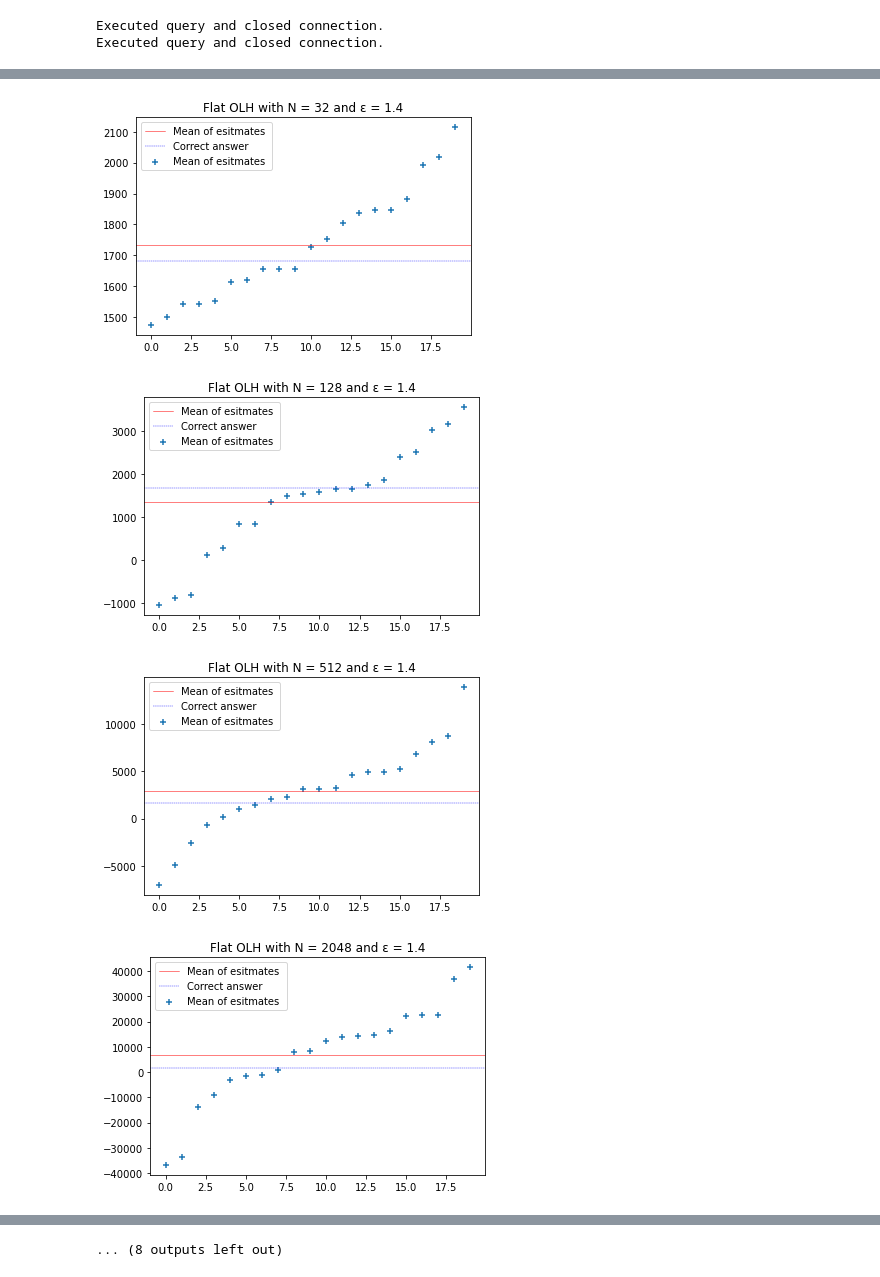
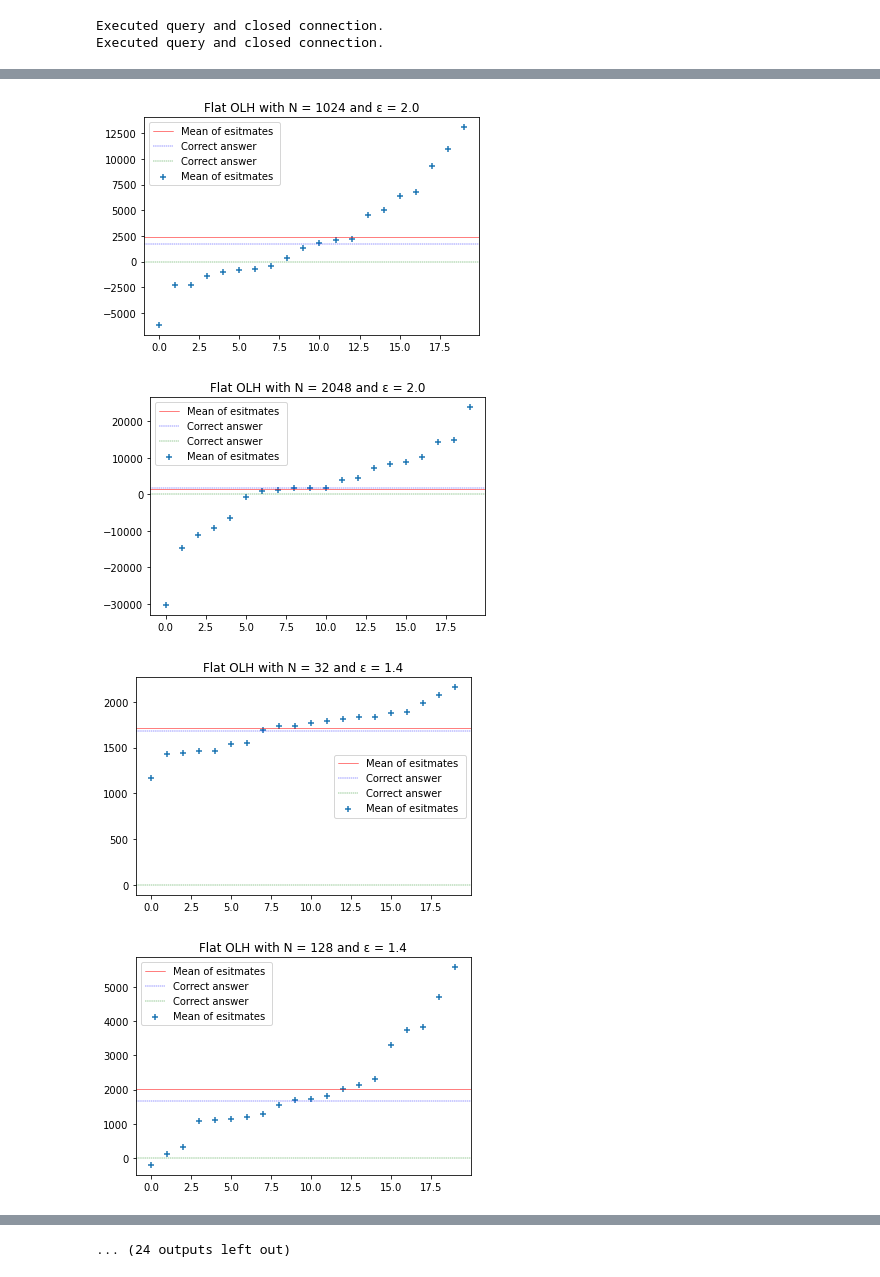
Before and after one commit to j-friis/Bachelors-Thesis, a Jupyter notebook: Implementation/flat_freq_oracle.ipynb, the cells around one changed output, grey strips where cells are left out. Drawn from its saved outputs; the diff is of its cells as text; code cells hidden in the pictures.

```diff
--- a/Implementation/flat_freq_oracle.ipynb
+++ b/Implementation/flat_freq_oracle.ipynb
@@ -115,9 +115,11 @@ class OLH_flat:
         Returns:
         A epsilon differintial datastructe
         """
+
         self.epsilon = epsilon
         self.all_dates = dates
         self.all_counts = counts
+
         if len(dates) < (dates[-1]-dates[0]).days:
             print('here')
             self.all_dates = self.__add_missing_dates(dates)
@@ -131,6 +133,9 @@ class OLH_flat:
         self.noise_counts = self.__process(self.all_dates, self.all_counts)
         #Check if we are we have missing dates.
 
+        self.p = np.exp(self.epsilon)/(np.exp(self.epsilon)+len(self.all_dates)-1)
+        self.var = self.OLH_var(self.p, len(self.all_dates))
+
     def __add_missing_dates(self, old_dates):
         """Add missing dates in a list
         Parameters:
@@ -142,6 +147,9 @@ class OLH_flat:
         end_date = dates[-1]
         all_dates = pd.date_range(start = start_date, end = end_date).to_pydatetime().tolist()
         return [(date.date()) for date in all_dates]
+
+    def OLH_var(self, p, N):
+        return 4*p*(1-p)/(N*(2*p-1)**2)
 
     def __add_missing_counts(self, old_counts, old_dates):
         """Adds 0 to the list of counts where there was missing dates
@@ -221,7 +229,7 @@ class OLH_flat:
             for i in range(idx_0, idx_1+1):
                 #print(i)
                 #print(self.OLH_answer(self.noise_counts[i], N, D))
-                noise_sum = noise_sum + self.OLH_answer(self.noise_counts[i], N, D)
+                noise_sum = noise_sum + self.OLH_aggre(self.noise_counts[i], N, D)
             return noise_sum
 
     def real_answer(self, dates):
@@ -231,13 +239,15 @@ class OLH_flat:
         else:
             date_obj_0 = datetime.strptime(dates[0],'%Y-%m-%d').date()
             date_obj_1 = datetime.strptime(dates[1],'%Y-%m-%d').date()
+            #print(self.all_counts[self.idx_dict[date_obj_0]: self.idx_dict[date_obj_1]+1])
             sum_ = np.sum(self.all_counts[self.idx_dict[date_obj_0]: self.idx_dict[date_obj_1]+1])
             return sum_
 
-query_dates = ('2014-01-04','2014-01-13')
+query_dates = ('2014-01-02','2014-01-9')
 epsilon = 0.7
-FLAT_OLH = OLH_flat(epsilon, all_dates[:128], all_counts[:128])
+FLAT_OLH = OLH_flat(epsilon, all_dates[:32], all_counts[:32])
 print(FLAT_OLH.answer(query_dates))
 print(FLAT_OLH.real_answer(query_dates))
 print(FLAT_OLH.noise_counts)
+print(FLAT_OLH.var)
 # %% [output]
@@ -261,7 +265,7 @@ epsilon = 1.
 test_dates = all_dates[:128].copy()
 test_counts = all_counts[:128].copy()
 
-number_of_queries = 1000
+number_of_queries = 20
 range_dates = ('2014-01-02','2014-01-9')
 answears128 = np.zeros(number_of_queries)
 corret_answear = np.sum(all_counts[0:8])
@@ -278,7 +282,7 @@ plt.show()
 
 test_dates = all_dates[:64].copy()
 test_counts = all_counts[:64].copy()
-number_of_queries = 100
+number_of_queries = 20
 
 range_dates = ('2014-01-02','2014-01-9')
 answears_64 = np.zeros(number_of_queries)
@@ -295,7 +299,7 @@ plt.show()
 
 test_dates = all_dates[:32].copy()
 test_counts = all_counts[:32].copy()
-number_of_queries = 100
+number_of_queries = 20
 
 range_dates = ('2014-01-02','2014-01-9')
 answears_32 = np.zeros(number_of_queries)
@@ -552,6 +339,7 @@ def plot_estimates_flat(number_of_qurries, N, model, epsilon, dates, counts, ran
     plt.scatter(x,answers, marker = '+', label="Mean of esitmates")
     plt.axhline(np.mean(answers),linewidth=0.5, color='r', linestyle = '-', label="Mean of esitmates ")
     plt.axhline(correct_answer,linewidth=.4, color='b', linestyle = '--', label="Correct answer")
+    plt.axhline(current_model.var,linewidth=.4, color='g', linestyle = '--', label="Correct answer")
     #plt.hlines(np.mean(answears128),line_range[0],line_range[1])
     #plt.hlines(np.mean(correct_answear),line_range[0],line_range[1])
     plt.legend()
@@ -564,7 +352,7 @@ def plot_estimates_flat(number_of_qurries, N, model, epsilon, dates, counts, ran
 
 range_dates = ('2014-01-02','2014-01-9')
 epsilon = 1.
-number_of_qurries = 20
+number_of_qurries = 50
 N = 32
-a = plot_estimates_flat(number_of_qurries, N, OLH_flat_fixed_g, epsilon, all_dates, all_counts, range_dates, '123.png')
+a = plot_estimates_flat(number_of_qurries, N, OLH_flat, epsilon, all_dates, all_counts, range_dates, '123.png')
 # %% [output]
@@ -572,13 +360,13 @@ a = plot_estimates_flat(number_of_qurries, N, OLH_flat_fixed_g, epsilon, all_dat
 # %%
-epsilons = np.array([2,1.4,1,0.8,0.3])
-n = np.array([32,128,512,2048])
+epsilons = np.array([2,1.4,1.2,1,0.8,0.3])
+n = np.array([32,128,256,512,1024,2048])
 number_of_qurries = 20
 range_dates = ('2014-01-02','2014-01-9')
 
 for e in epsilons:
     for N in n:
-        plot_name = 'plots/' + f'flat_freq_e={e}_N={N}.png'
-        csv_name = 'results/' + f'flat_freq_e={e}_N={N}.csv'
-        answers = plot_estimates_flat(number_of_qurries, N, OLH_flat_fixed_g, e, all_dates, all_counts, range_dates, plot_name)
+        plot_name = 'plots/local_flat_freq/' + f'flat_freq_e={e}_N={N}.png'
+        csv_name = 'results/local_flat_freq/' + f'flat_freq_e={e}_N={N}.csv'
+        answers = plot_estimates_flat(number_of_qurries, N, OLH_flat, e, all_dates, all_counts, range_dates, plot_name)
         np.savetxt(csv_name, answers, delimiter=',')
 # %% [output]
@@ -589,4 +377,4 @@ for e in epsilons:
-[figure, old version]
+[figure, new version]
-[figure, old version]
+[figure, new version]
-[figure, old version]
+[figure, new version]
-[figure, old version]
+[figure, new version]
@@ -597,4 +385,4 @@ for e in epsilons:
-... (8 outputs left out)
+... (24 outputs left out)
 # %%
 epsilons = np.array([2,1.4,1.2,1,0.8,0.7,0.5,0.4,0.3])
 error_dicts = {}
```
Also changed, not shown: parts of 17 cells of this notebook, 1 other file.
